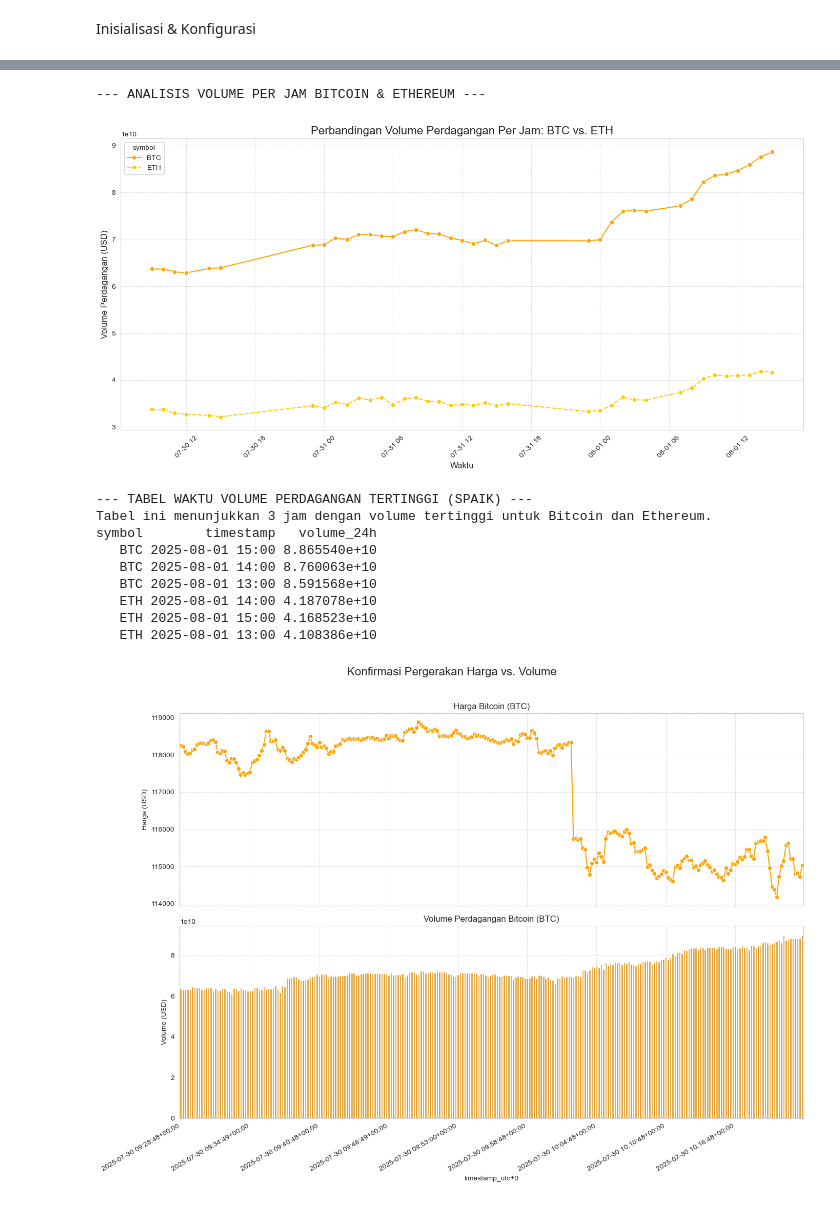
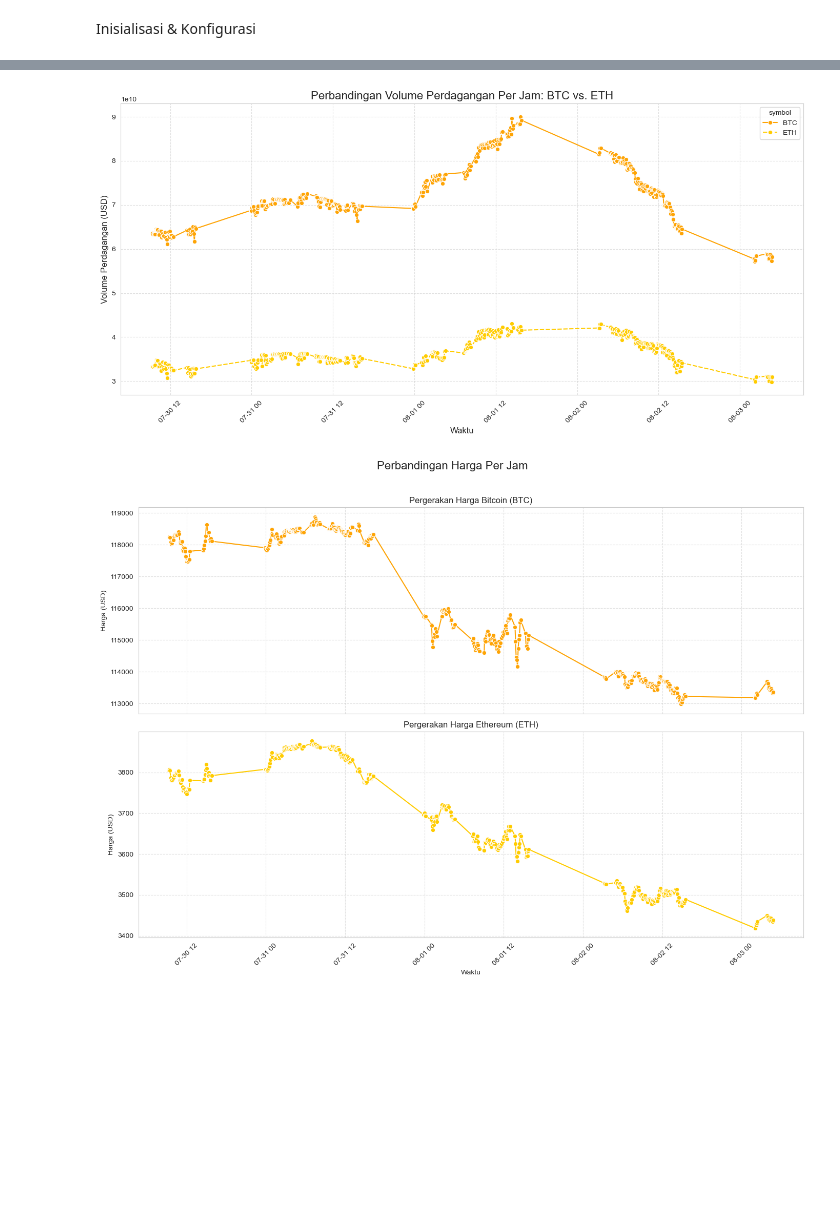
Before and after one commit to michaelvincentsebastian/Automated-Crypto-Market-Insights, a Jupyter notebook: analysis/analize_data.ipynb, the cells around one changed output, grey strips where cells are left out. Cells and saved outputs as stored; diff of their text form; code cells hidden in the pictures; blank space fills up the shorter version.

```diff
--- a/analysis/analize_data.ipynb
+++ b/analysis/analize_data.ipynb
@@ -335,83 +168,67 @@ ANALISIS VOLUME PER JAM BITCOIN & ETHEREUM
 # %%
-print("--- ANALISIS VOLUME PER JAM BITCOIN & ETHEREUM ---")
-
-# Filter data hanya untuk Bitcoin dan Ethereum
 btc_eth_data = dataFrame[dataFrame['symbol'].isin(['BTC', 'ETH'])].copy()
 
 # Pastikan kolom waktu berformat datetime dan atur sebagai index
 btc_eth_data['timestamp'] = pd.to_datetime(btc_eth_data['timestamp_utc+0'])
 btc_eth_data.set_index('timestamp', inplace=True)
 
-# Resampling data per jam untuk melihat tren volume
-hourly_volume = btc_eth_data.groupby(['symbol', pd.Grouper(freq='H')])['volume_24h'].mean().reset_index()
-
-# Visualisasi perbandingan volume per jam dengan line chart
+# Visualisasi 1: Perbandingan volume per jam dengan line chart
 plt.figure(figsize=(14, 7))
 sns.lineplot(
-    data=hourly_volume,
+    data=btc_eth_data,
     x='timestamp',
     y='volume_24h',
     hue='symbol',
     style='symbol',
     palette={'BTC': '#FEA405', 'ETH': '#FFCC00'},
     marker='o'
 )
 plt.title('Perbandingan Volume Perdagangan Per Jam: BTC vs. ETH', fontsize=16)
 plt.xlabel('Waktu', fontsize=12)
 plt.ylabel('Volume Perdagangan (USD)', fontsize=12)
 plt.xticks(rotation=45)
 plt.grid(True, linestyle='--', alpha=0.6)
 plt.tight_layout()
 plt.show()
 
-# --- Tabel Volume yang Melonjak ---
-# Temukan 3 volume tertinggi per koin
-top_volumes = hourly_volume.sort_values(by='volume_24h', ascending=False).groupby('symbol').head(3)
-top_volumes['timestamp'] = top_volumes['timestamp'].dt.strftime('%Y-%m-%d %H:%M')
+# Visualisasi 2 & 3: Perbandingan harga per jam dengan dua plot terpisah
+# Buat figure dan axes untuk dua subplot
+fig, axes = plt.subplots(2, 1, figsize=(14, 10), sharex=True)
+fig.suptitle('Perbandingan Harga Per Jam', fontsize=16, y=1.02)
 
-print("\n--- TABEL WAKTU VOLUME PERDAGANGAN TERTINGGI (SPAIK) ---")
-print("Tabel ini menunjukkan 3 jam dengan volume tertinggi untuk Bitcoin dan Ethereum.")
-print(top_volumes[['symbol', 'timestamp', 'volume_24h']].to_string(index=False))
-
-
-# --- Visualisasi Konfirmasi: Harga vs. Volume ---
-# Mengambil data terbaru untuk BTC dan ETH
-latest_btc_data = dataFrame[(dataFrame['symbol'] == 'BTC')].sort_values('timestamp_utc+0').copy()
-latest_eth_data = dataFrame[(dataFrame['symbol'] == 'ETH')].sort_values('timestamp_utc+0').copy()
-
-fig, axes = plt.subplots(2, 1, figsize=(14, 10), sharex=True)
-fig.suptitle('Konfirmasi Pergerakan Harga vs. Volume', fontsize=16, y=1.02)
-
-# Grafik Harga Bitcoin
-sns.lineplot(ax=axes[0], data=latest_btc_data, x='timestamp_utc+0', y='price', color='#FEA405', marker='o')
-axes[0].set_title('Harga Bitcoin (BTC)')
+# Subplot untuk Bitcoin
+sns.lineplot(
+    data=btc_eth_data[btc_eth_data['symbol'] == 'BTC'],
+    x='timestamp',
+    y='price',
+    color='#FEA405',
+    marker='o',
+    ax=axes[0]
+)
+axes[0].set_title('Pergerakan Harga Bitcoin (BTC)')
 axes[0].set_ylabel('Harga (USD)')
 axes[0].grid(True, linestyle='--', alpha=0.6)
 
-# Grafik Volume Bitcoin
-sns.barplot(ax=axes[1], data=latest_btc_data, x='timestamp_utc+0', y='volume_24h', color='#FEA405')
-axes[1].set_title('Volume Perdagangan Bitcoin (BTC)')
-axes[1].set_ylabel('Volume (USD)')
-# Mengatur label sumbu x agar tidak tumpang tindih
-axes[1].set_xticklabels(axes[1].get_xticklabels(), rotation=30, ha='right')
+# Subplot untuk Ethereum
+sns.lineplot(
+    data=btc_eth_data[btc_eth_data['symbol'] == 'ETH'],
+    x='timestamp',
+    y='price',
+    color='#FFCC00',
+    marker='o',
+    ax=axes[1]
+)
+axes[1].set_title('Pergerakan Harga Ethereum (ETH)')
+axes[1].set_ylabel('Harga (USD)')
+axes[1].set_xlabel('Waktu')
 axes[1].grid(True, linestyle='--', alpha=0.6)
-# Menggunakan MaxNLocator untuk mengatur jumlah tick utama
-plt.gca().xaxis.set_major_locator(plt.MaxNLocator(nbins=10))
+
+plt.xticks(rotation=45)
 plt.tight_layout()
 plt.show()
 # %% [output]
---- ANALISIS VOLUME PER JAM BITCOIN & ETHEREUM ---
-[figure, old version]
+[figure, new version]
---- TABEL WAKTU VOLUME PERDAGANGAN TERTINGGI (SPAIK) ---
-Tabel ini menunjukkan 3 jam dengan volume tertinggi untuk Bitcoin dan Ethereum.
-symbol        timestamp   volume_24h
-   BTC 2025-08-01 15:00 8.865540e+10
-   BTC 2025-08-01 14:00 8.760063e+10
-   BTC 2025-08-01 13:00 8.591568e+10
-   ETH 2025-08-01 14:00 4.187078e+10
-   ETH 2025-08-01 15:00 4.168523e+10
-   ETH 2025-08-01 13:00 4.108386e+10
-[figure, old version]
+[figure, new version]
 # %%
 print("\n--- ANALISIS VOLATILITAS 10 KOIN TERTINGGI ---")
 
```
Also changed, not shown: parts of 11 cells of this notebook, 4 other files.
